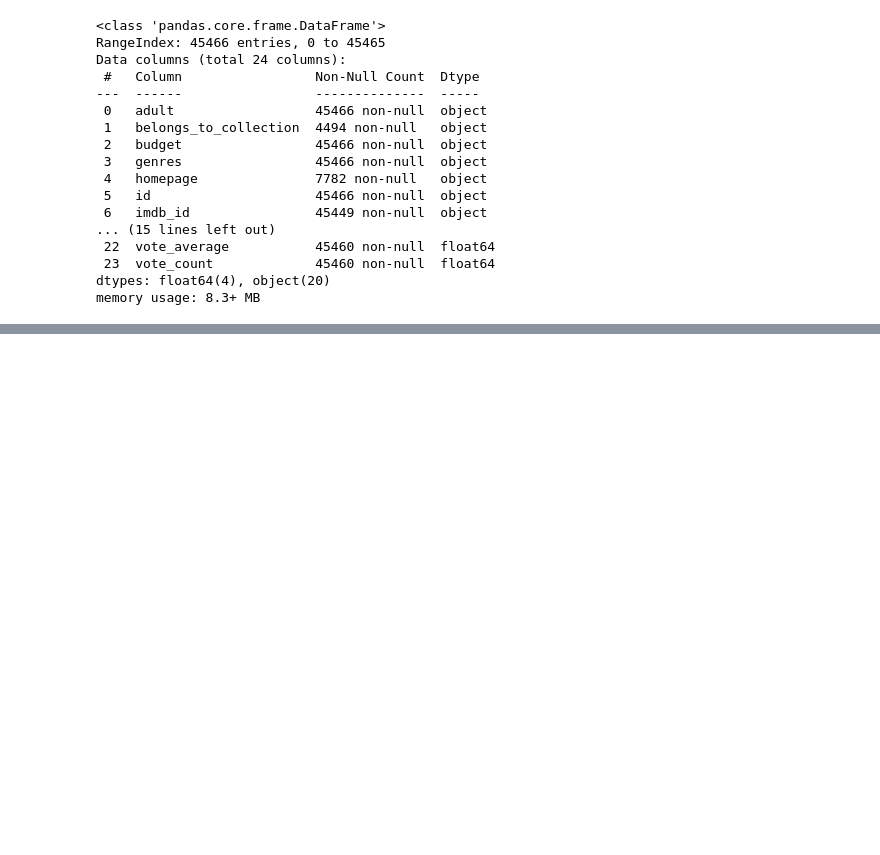
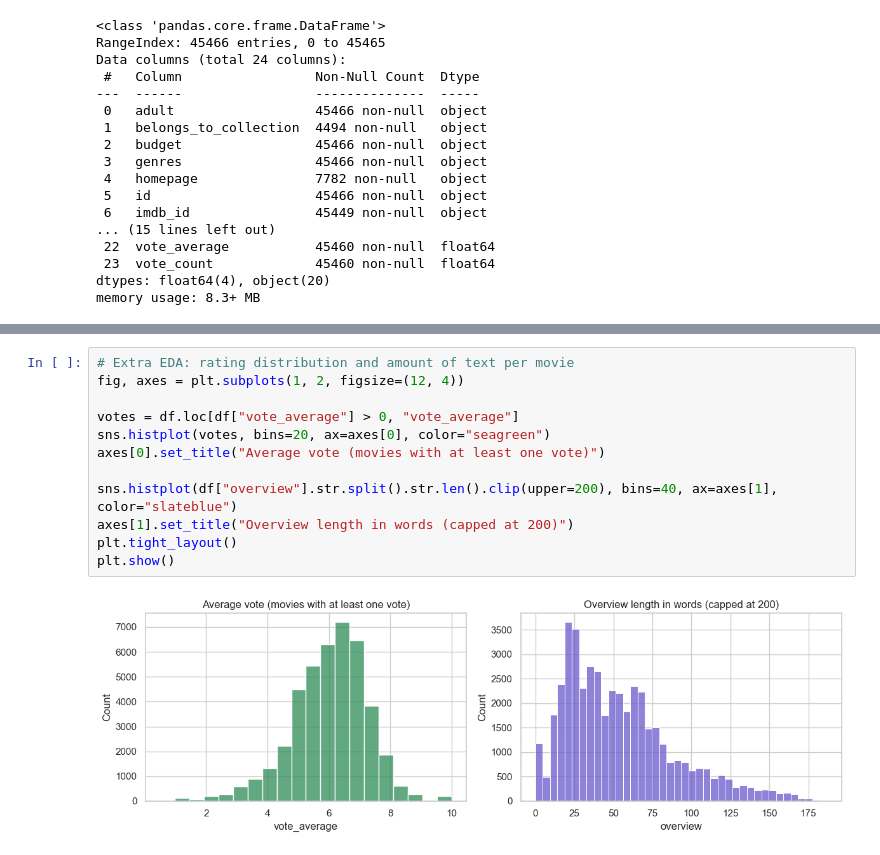
Before and after one commit to Prashantdhond/Movie-Recommender-ML-Project, a Jupyter notebook: Model/movies.ipynb, the cells around one changed output, grey strips where cells are left out. Saved outputs shown, nothing was run; the diff lists cells and outputs as text; blank space fills up the shorter version.

```diff
--- a/Model/movies.ipynb
+++ b/Model/movies.ipynb
@@ -291,0 +191,14 @@ with open("indices.pkl", "wb") as f:
+# %%
+# Extra EDA: rating distribution and amount of text per movie
+fig, axes = plt.subplots(1, 2, figsize=(12, 4))
+
+votes = df.loc[df["vote_average"] > 0, "vote_average"]
+sns.histplot(votes, bins=20, ax=axes[0], color="seagreen")
+axes[0].set_title("Average vote (movies with at least one vote)")
+
+sns.histplot(df["overview"].str.split().str.len().clip(upper=200), bins=40, ax=axes[1], color="slateblue")
+axes[1].set_title("Overview length in words (capped at 200)")
+plt.tight_layout()
+plt.show()
+# %% [output]
+[figure, added]
```
Also changed, not shown: parts of 76 cells of this notebook, 8 other files.
